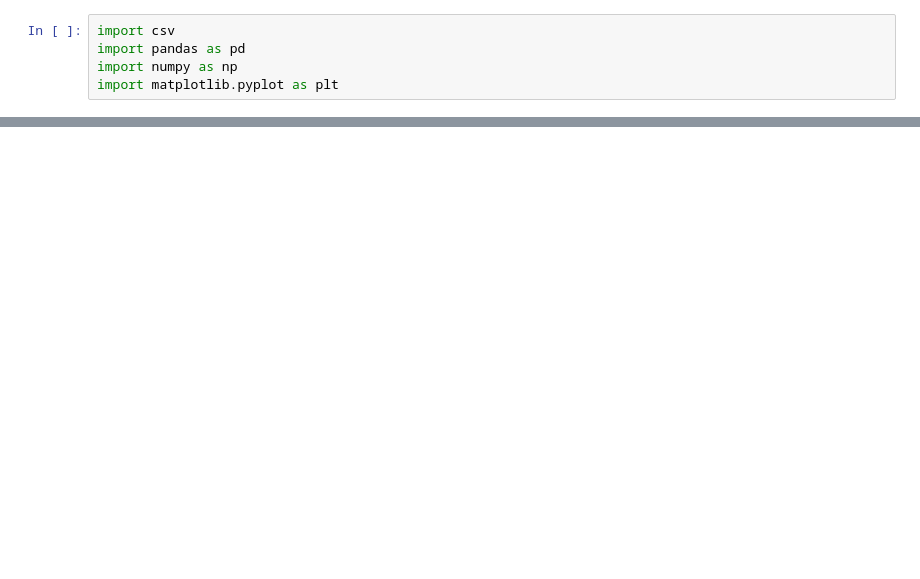
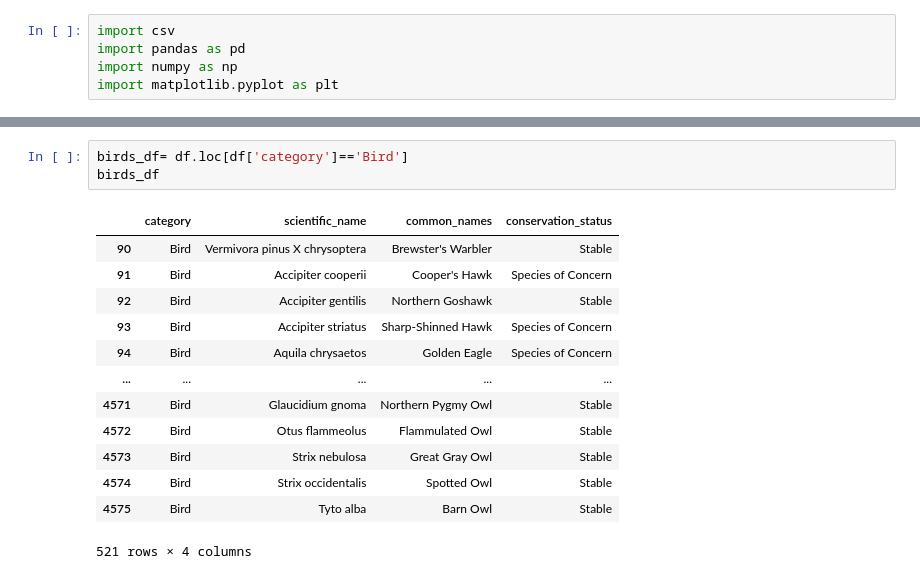
Before and after one commit to Mone12/endangered-species, a Jupyter notebook: endangered.ipynb, the cells around one changed output, grey strips where cells are left out. Cells and saved outputs as stored; diff of their text form; blank space fills up the shorter version.

```diff
--- a/endangered.ipynb
+++ b/endangered.ipynb
@@ -55,0 +78,17 @@ named_species
+# %%
+birds_df= df.loc[df['category']=='Bird']
+birds_df
+# %% [output]
+|  | category | scientific_name | common_names | conservation_status |
+| 90 | Bird | Vermivora pinus X chrysoptera | Brewster's Warbler | Stable |
+| 91 | Bird | Accipiter cooperii | Cooper's Hawk | Species of Concern |
+| 92 | Bird | Accipiter gentilis | Northern Goshawk | Stable |
+| 93 | Bird | Accipiter striatus | Sharp-Shinned Hawk | Species of Concern |
+| 94 | Bird | Aquila chrysaetos | Golden Eagle | Species of Concern |
+| ... | ... | ... | ... | ... |
+| 4571 | Bird | Glaucidium gnoma | Northern Pygmy Owl | Stable |
+| 4572 | Bird | Otus flammeolus | Flammulated Owl | Stable |
+| 4573 | Bird | Strix nebulosa | Great Gray Owl | Stable |
+| 4574 | Bird | Strix occidentalis | Spotted Owl | Stable |
+| 4575 | Bird | Tyto alba | Barn Owl | Stable |
+521 rows × 4 columns
```
Also changed, not shown: parts of 20 cells of this notebook.
